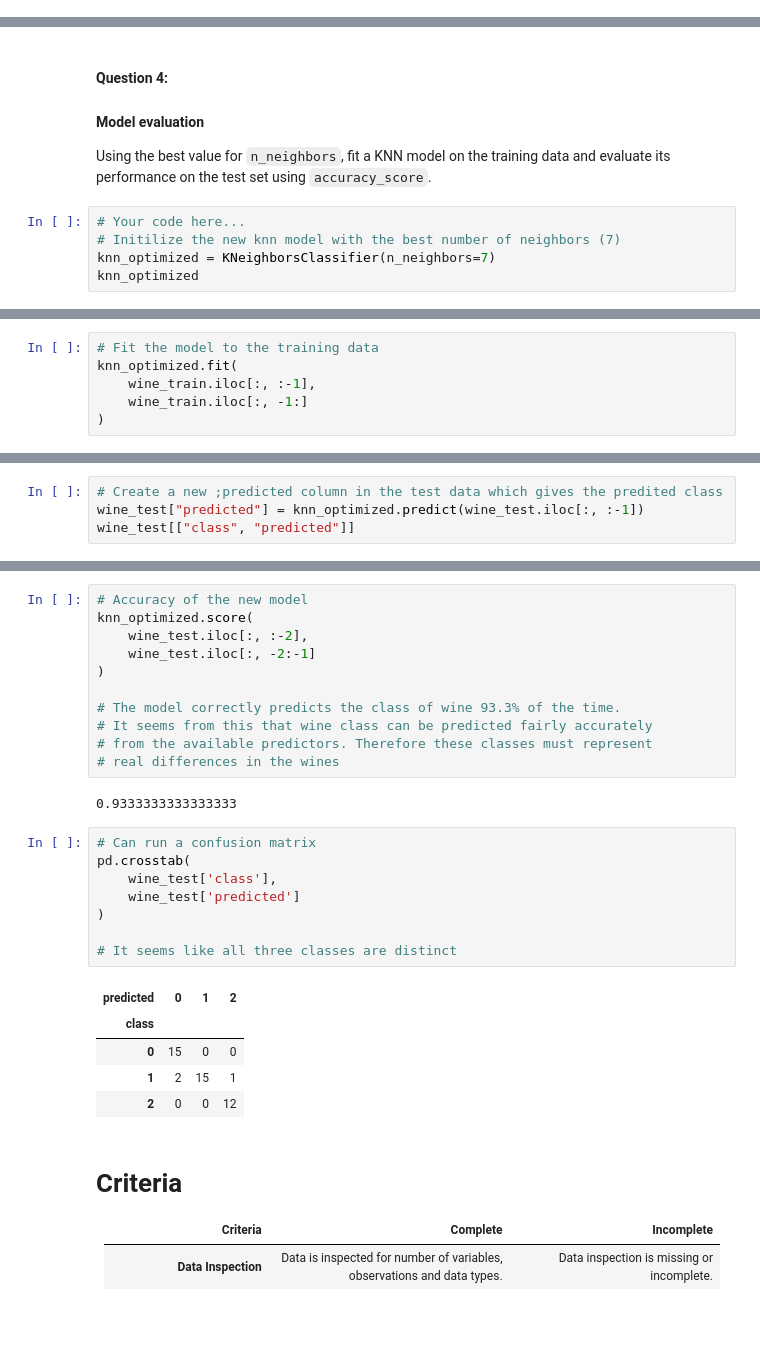
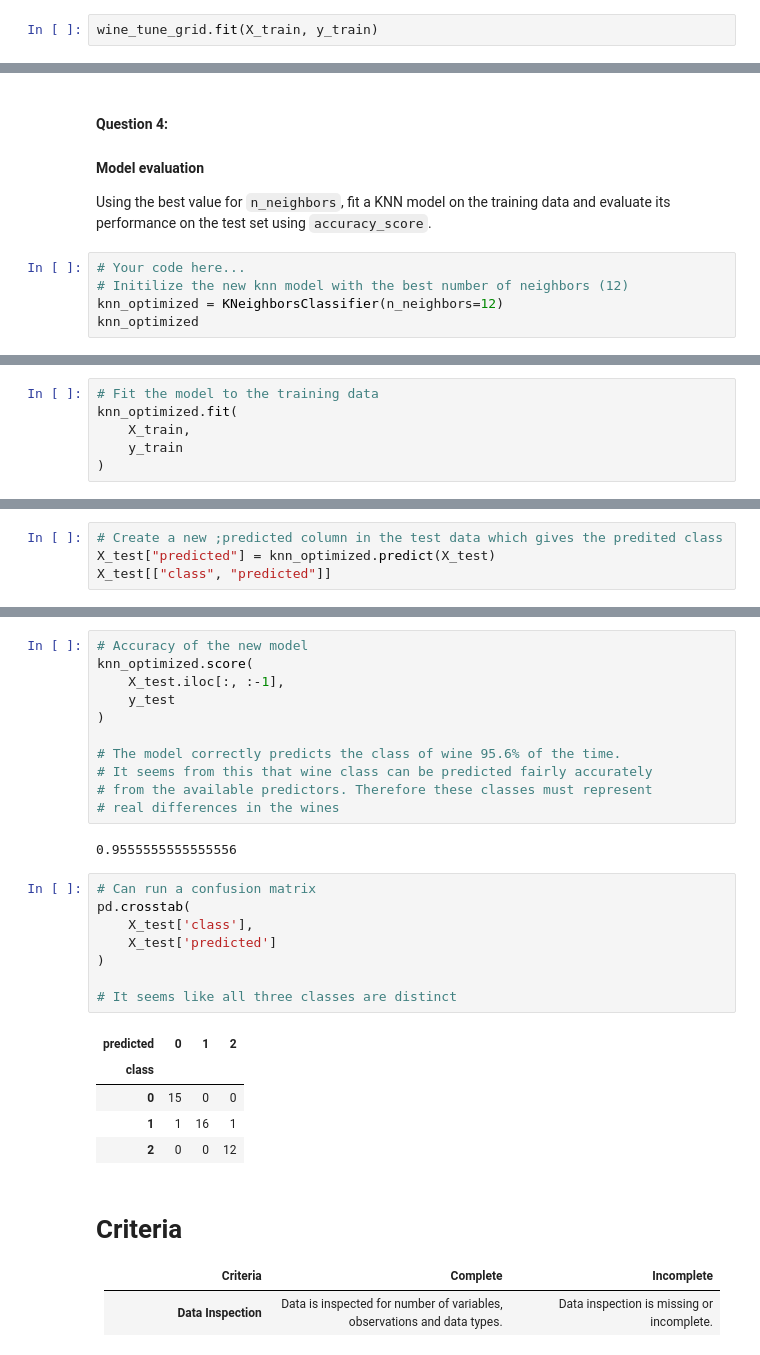
Before and after one commit to ccmckenzie17/LCR, a Jupyter notebook: 02_activities/assignments/assignment_1.ipynb, the cells around one changed output, grey strips where cells are left out. Cells and saved outputs as stored; diff of their text form; blank space fills up the shorter version.

```diff
--- a/02_activities/assignments/assignment_1.ipynb
+++ b/02_activities/assignments/assignment_1.ipynb
@@ -242,0 +212,2 @@ GridSearchCV(cv=10, estimator=KNeighborsClassifier(),
+# %%
+wine_tune_grid.fit(X_train, y_train)
@@ -289,7 +263,7 @@ wine_tune_grid.best_params_
 Using the best value for `n_neighbors`, fit a KNN model on the training data and evaluate its performance on the test set using `accuracy_score`.
 # %%
 # Your code here...
-# Initilize the new knn model with the best number of neighbors (7)
-knn_optimized = KNeighborsClassifier(n_neighbors=7)
+# Initilize the new knn model with the best number of neighbors (12)
+knn_optimized = KNeighborsClassifier(n_neighbors=12)
 knn_optimized
 # %% [output]
@@ -297,7 +271,7 @@ KNeighborsClassifier(n_neighbors=7)
 # %%
 # Fit the model to the training data
 knn_optimized.fit(
-    wine_train.iloc[:, :-1],
-    wine_train.iloc[:, -1:]
+    X_train,
+    y_train
 )
 # %% [output]
@@ -325,7 +279,7 @@ wine_test
 # %%
 # Create a new ;predicted column in the test data which gives the predited class
-wine_test["predicted"] = knn_optimized.predict(wine_test.iloc[:, :-1])
-wine_test[["class", "predicted"]]
+X_test["predicted"] = knn_optimized.predict(X_test)
+X_test[["class", "predicted"]]
 # %% [output]
 |  | class | predicted |
 | 102 | 1 | 1 |
@@ -347,29 +301,29 @@ wine_test[["class", "predicted"]]
 # %%
 # Accuracy of the new model
 knn_optimized.score(
-    wine_test.iloc[:, :-2],
-    wine_test.iloc[:, -2:-1]
+    X_test.iloc[:, :-1],
+    y_test
 )
 
-# The model correctly predicts the class of wine 93.3% of the time.
+# The model correctly predicts the class of wine 95.6% of the time.
 # It seems from this that wine class can be predicted fairly accurately
 # from the available predictors. Therefore these classes must represent
 # real differences in the wines
 # %% [output]
-0.9333333333333333
+0.9555555555555556
 # %%
 # Can run a confusion matrix
 pd.crosstab(
-    wine_test['class'],
-    wine_test['predicted']
+    X_test['class'],
+    X_test['predicted']
 )
 
 # It seems like all three classes are distinct
 # %% [output]
 | predicted | 0 | 1 | 2 |
 | class |  |  |  |
 | 0 | 15 | 0 | 0 |
-| 1 | 2 | 15 | 1 |
+| 1 | 1 | 16 | 1 |
 | 2 | 0 | 0 | 12 |
 # %% [markdown]
 # Criteria
```
Also changed, not shown: parts of 13 cells of this notebook.
